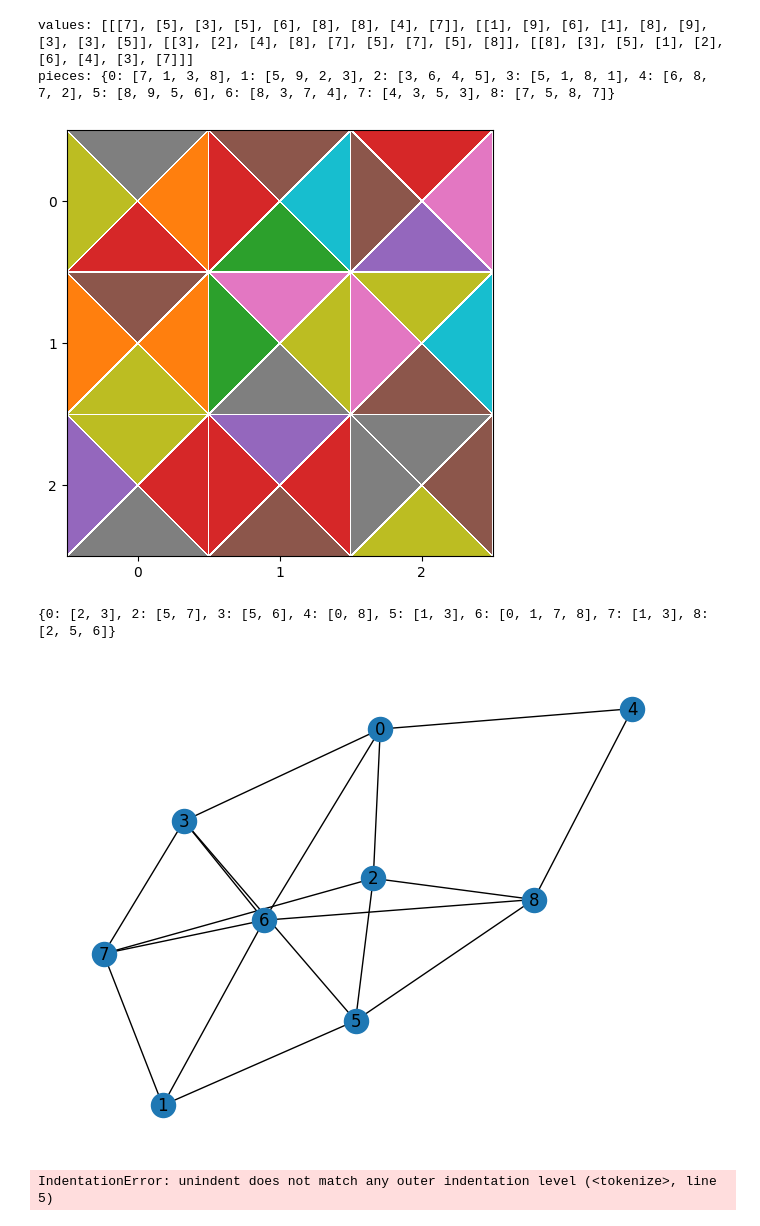
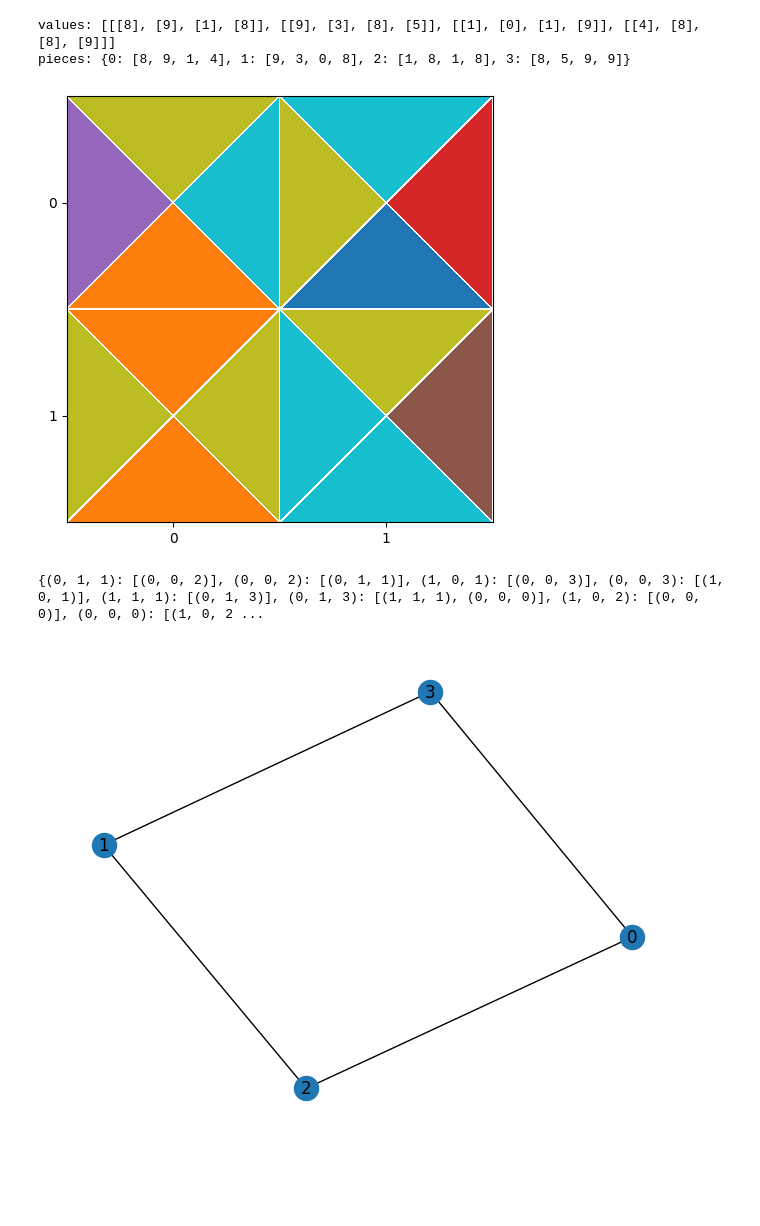
Before and after one commit to Waterboy1602/Masterproef-Code, a Jupyter notebook: TetraVex_Solver.ipynb, the cells around one changed output. Cells and saved outputs as stored; diff of their text form; code cells hidden in the pictures; blank space fills up the shorter version.

```diff
--- a/TetraVex_Solver.ipynb
+++ b/TetraVex_Solver.ipynb
@@ -82,23 +82,46 @@ pieces: {0: [6, 8, 7, 2], 1: [7, 1, 3, 8], 2: [5, 1, 8, 1], 3: [7, 5, 8, 7], 4:
 # %%
 # Start board
-sizeBoard = 3
-file = open("./dataFiles/TetraVex_3x3.txt", "r")
+sizeBoard = 2
+file = open("./dataFiles/TetraVex_2x2.txt", "r")
 values, pieces = getValuesAndPieces(file)
 visualizeBoard(values, sizeBoard)
 # %% [output]
-values: [[[7], [5], [3], [5], [6], [8], [8], [4], [7]], [[1], [9], [6], [1], [8], [9], [3], [3], [5]], [[3], [2], [4], [8], [7], [5], [7], [5], [8]], [[8], [3], [5], [1], [2], [6], [4], [3], [7]]]
-pieces: {0: [7, 1, 3, 8], 1: [5, 9, 2, 3], 2: [3, 6, 4, 5], 3: [5, 1, 8, 1], 4: [6, 8, 7, 2], 5: [8, 9, 5, 6], 6: [8, 3, 7, 4], 7: [4, 3, 5, 3], 8: [7, 5, 8, 7]}
+values: [[[8], [9], [1], [8]], [[9], [3], [8], [5]], [[1], [0], [1], [9]], [[4], [8], [8], [9]]]
+pieces: {0: [8, 9, 1, 4], 1: [9, 3, 0, 8], 2: [1, 8, 1, 8], 3: [8, 5, 9, 9]}
-[figure, old version]
+[figure, new version]
 # %%
 # Build Graph
 size = len(pieces)
 graph = {}
-for key1, value1 in pieces.items():
-    for key2, value2 in pieces.items():
-        if key1 == key2:
-            continue
-        if value1[1] == value2[3] or value1[2] == value2[0]:
-            graph.setdefault(key1, []).append(key2)
+for piece1, colors1 in pieces.items():
+    for row in range(sizeBoard):
+        for col in range(sizeBoard):
+            for piece2, colors2 in pieces.items():
+                node1 = (row, col, piece1)
+                node2 = (row, col-1, piece2)
+                if piece1 == piece2:
+                    continue
+                # graph.setdefault(piece1, []).append(piece2)
+
+                if row > 0:
+                    node2 = (row-1, col, piece2)
+                    if colors1[0] != colors2[2]:
+                        continue
+                    graph.setdefault(node1, []).append(node2)
+                    graph.setdefault(node2, []).append(node1)
+
+
+                if col > 0:
+                    node2 = (row, col-1, piece2)
+                    if colors1[3] != colors2[1]:
+                        continue
+                    graph.setdefault(node1, []).append(node2)
+                    graph.setdefault(node2, []).append(node1)
+
+
+                    # or value1[2] == value2[0] \
+                    # or value1[3] == value2[1] or value1[0] == value2[2]:
+
             # print(str(key1) + " " + str(key2) + " " + str(value1[1]) + " " + str(value2[3]))
             # print(str(key1) + " " + str(key2) + " " + str(value1[2]) + " " + str(value2[0]))
 print(graph)
@@ -106,9 +129,9 @@ G = nx.Graph()
 G.add_nodes_from(pieces.keys())
 for node, edges in graph.items():
     for edge in edges:
-        G.add_edge(node, edge)
+        G.add_edge(node[2], edge[2])
 nx.draw(G, with_labels = True)
 plt.show()
 # %% [output]
-{0: [2, 3], 2: [5, 7], 3: [5, 6], 4: [0, 8], 5: [1, 3], 6: [0, 1, 7, 8], 7: [1, 3], 8: [2, 5, 6]}
+{(0, 1, 1): [(0, 0, 2)], (0, 0, 2): [(0, 1, 1)], (1, 0, 1): [(0, 0, 3)], (0, 0, 3): [(1, 0, 1)], (1, 1, 1): [(0, 1, 3)], (0, 1, 3): [(1, 1, 1), (0, 0, 0)], (1, 0, 2): [(0, 0, 0)], (0, 0, 0): [(1, 0, 2 ...
-[figure, old version]
+[figure, new version]
@@ -121,14 +137,0 @@ def is_safe(v, pos, path, graph):
-# %%
-def max_clique_util(path, pos, max_size, size):
-    if pos == size * size:
-            return pos
-
-        max_size = max(max_size, pos)
-
-        for v in range(pos, size * size):
-            if is_safe(v, pos, path):
-                path[pos] = v
-                max_size = max(max_size, max_clique_util(path, pos + 1, max_size))
-                path[pos] = -1
-# %% [output]
-IndentationError: unindent does not match any outer indentation level (<tokenize>, line 5)
```
Also changed, not shown: parts of 6 cells of this notebook, 4 other files.
